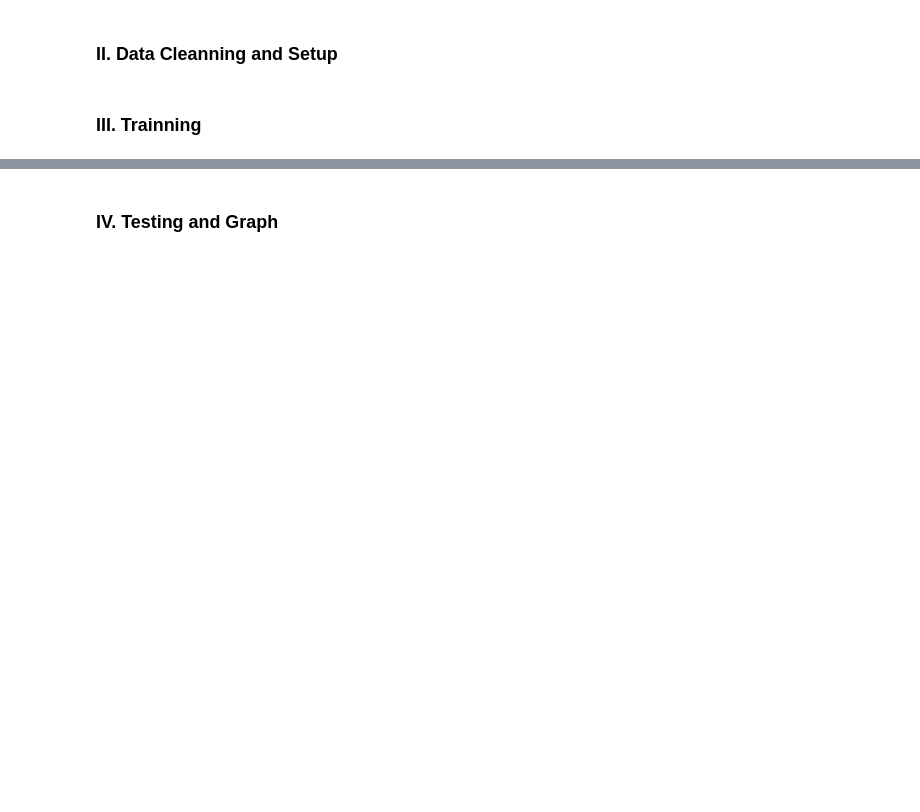
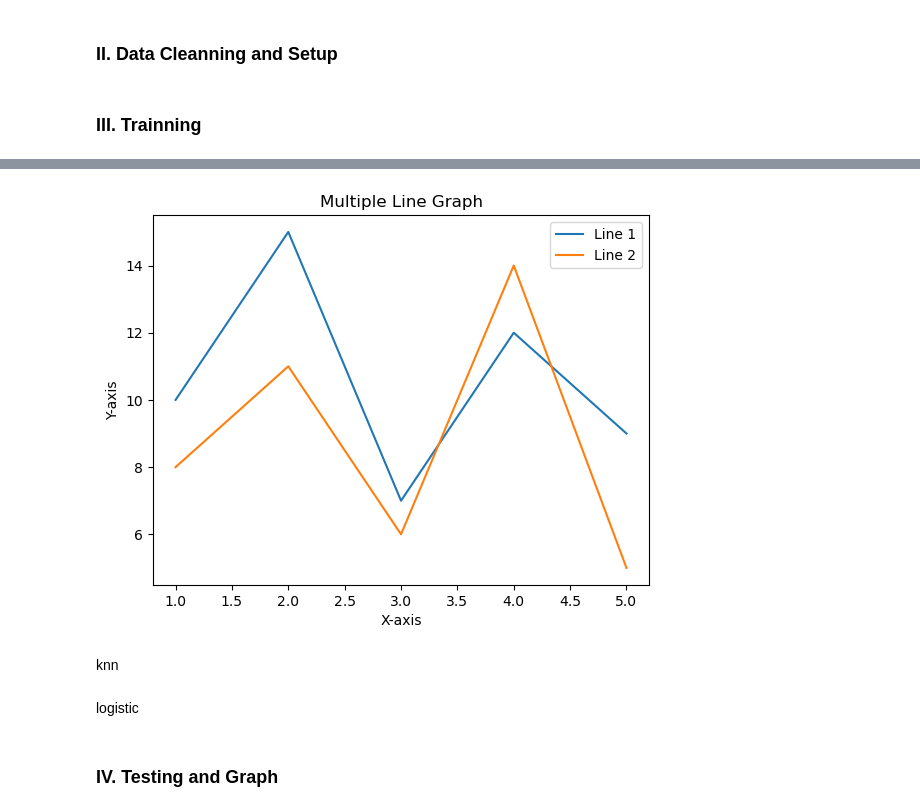
Before and after one commit to minhngo3818/cs178-diabetes-project, a Jupyter notebook: main.ipynb, the cells around one changed output, grey strips where cells are left out. Saved outputs shown, nothing was run; the diff lists cells and outputs as text; code cells hidden in the pictures; blank space fills up the shorter version.

```diff
--- a/main.ipynb
+++ b/main.ipynb
@@ -137,0 +158,24 @@ df.describe()
+# %%
+# Sample data
+x = [1, 2, 3, 4, 5]
+y1 = [10, 15, 7, 12, 9]
+y2 = [8, 11, 6, 14, 5]
+
+# Plot the lines
+plt.plot(x, y1, label='Line 1')
+plt.plot(x, y2, label='Line 2')
+
+# Add labels and title
+plt.xlabel('X-axis')
+plt.ylabel('Y-axis')
+plt.title('Multiple Line Graph')
+
+# Add a legend
+plt.legend()
+
+# Show the plot
+plt.show()
+# %% [output]
+[figure, added]
+# %% [markdown]
+knn
@@ -137,0 +236,2 @@ df.describe()
+# %% [markdown]
+logistic
```
Also changed, not shown: parts of 15 cells of this notebook.
